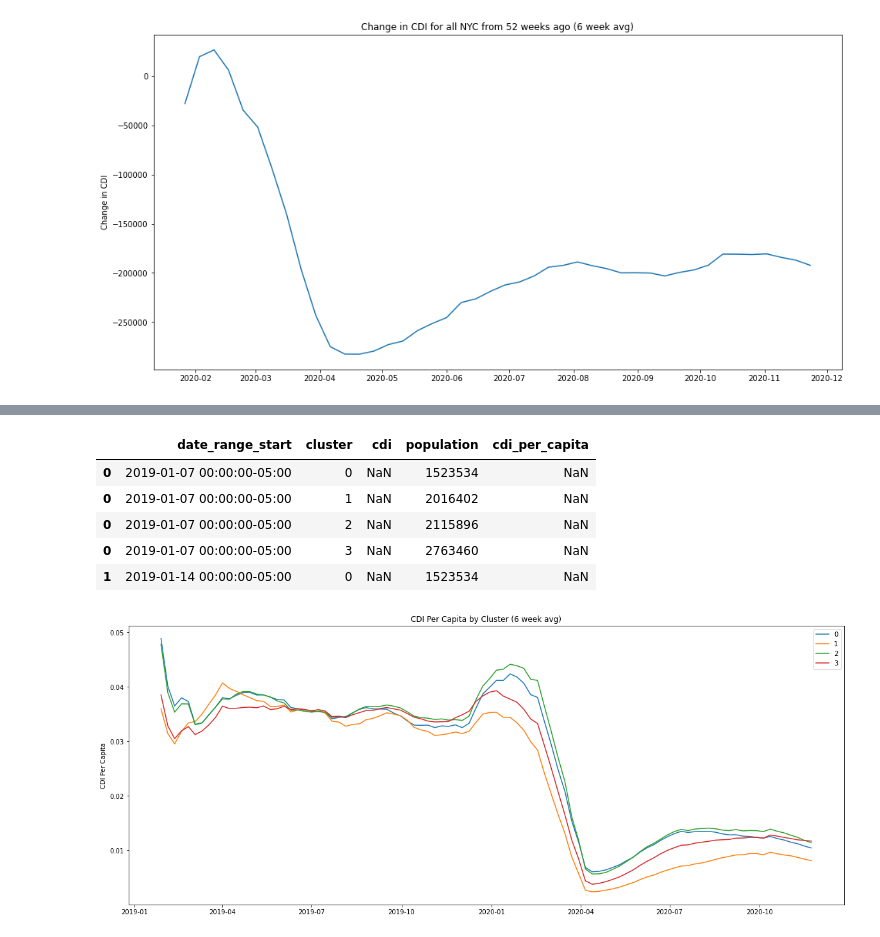
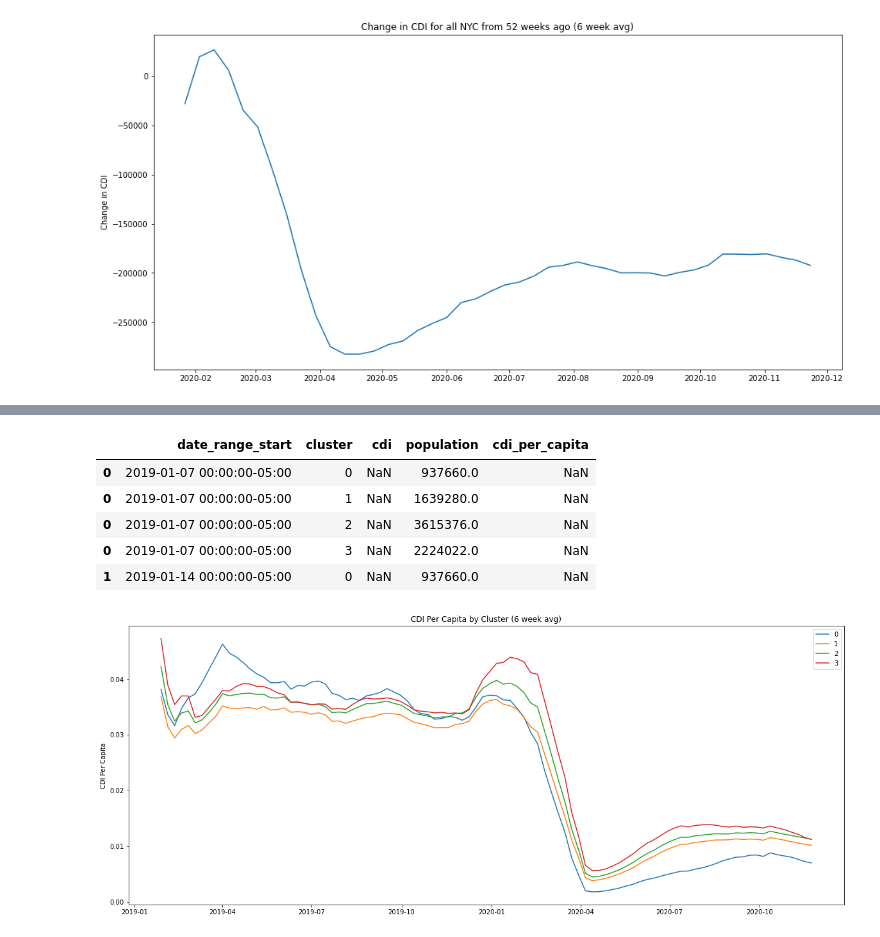
Before and after one commit to cpcarey/nyu-cusp-food-access, a Jupyter notebook: notebooks/plot_cdi.ipynb, the cells around one changed output, grey strips where cells are left out. Cells and saved outputs as stored; diff of their text form; code cells hidden in the pictures.

```diff
--- a/notebooks/plot_cdi.ipynb
+++ b/notebooks/plot_cdi.ipynb
@@ -36,5 +36,6 @@ def smoothen_within(df, columns=[], by=None, N=6):
 home_df = pd.read_csv(f'./exports/home_weekly.csv')
 repair_dates(home_df)
 home_df = home_df[home_df['date_range_start'].dt.year.isin([2019, 2020])]
+home_df = home_df.rename(columns={'home_cbg': 'cbg'})
 home_df.head()
 # %% [output]
@@ -137,12 +138,13 @@ plt.show()
 # %% [output]
 [figure]
 # %%
-cbg_df = pd.read_csv('./data/cbg_attr_and_cluster_1021.csv')
-cbg_df = cbg_df.rename(columns={
-    'census_block_group': 'home_cbg',
-    'Cluster': 'cluster',
-    'Total Population': 'population',
-})
-cbg_df = cbg_df[['home_cbg', 'cluster', 'population']]
+#cbg_df = pd.read_csv('./data/cbg_attr_and_cluster_1021.csv')
+cbg_df = pd.read_csv('./exports/proximity_clusters.csv')
+#cbg_df = cbg_df.rename(columns={
+#    'census_block_group': 'cbg',
+#    'Cluster': 'cluster',
+#    'Total Population': 'population',
+#})
+cbg_df = cbg_df[['cbg', 'cluster', 'population']]
 cbg_df.head()
 # %% [output]
@@ -166,4 +168,4 @@ cluster_df
 # %%
-merge_df = home_df.merge(cbg_df, how='inner', on=['home_cbg'])
+merge_df = home_df.merge(cbg_df, how='inner', on=['cbg'])
 merge_df.head()
 # %% [output]
@@ -176,23 +178,23 @@ merge_df.head()
 # %%
 cdi_cluster_df = merge_df.groupby(by=['date_range_start', 'cluster']).agg({
     'cdi': 'sum'
 }).reset_index()
 cdi_cluster_df = cdi_cluster_df.merge(cluster_df, how='outer', on=['cluster'])
 cdi_cluster_df = cdi_cluster_df.sort_values(by=['date_range_start', 'cluster'])
 cdi_cluster_df[
     'cdi_per_capita'] = cdi_cluster_df['cdi'] / cdi_cluster_df['population']
 cdi_cluster_df = smoothen_within(cdi_cluster_df,
                                  columns=['cdi', 'cdi_per_capita'],
                                  by='cluster')
-cdi_cluster_df.to_csv('./exports/cdi/total_by_cluster.csv', index=None)
+#cdi_cluster_df.to_csv('./exports/cdi/total_by_cluster.csv', index=None)
 cdi_cluster_df.head()
 # %% [output]
 |  | date_range_start | cluster | cdi | population | cdi_per_capita |
-| 0 | 2019-01-07 00:00:00-05:00 | 0 | NaN | 1523534 | NaN |
-| 0 | 2019-01-07 00:00:00-05:00 | 1 | NaN | 2016402 | NaN |
-| 0 | 2019-01-07 00:00:00-05:00 | 2 | NaN | 2115896 | NaN |
-| 0 | 2019-01-07 00:00:00-05:00 | 3 | NaN | 2763460 | NaN |
-| 1 | 2019-01-14 00:00:00-05:00 | 0 | NaN | 1523534 | NaN |
+| 0 | 2019-01-07 00:00:00-05:00 | 0 | NaN | 937660.0 | NaN |
+| 0 | 2019-01-07 00:00:00-05:00 | 1 | NaN | 1639280.0 | NaN |
+| 0 | 2019-01-07 00:00:00-05:00 | 2 | NaN | 3615376.0 | NaN |
+| 0 | 2019-01-07 00:00:00-05:00 | 3 | NaN | 2224022.0 | NaN |
+| 1 | 2019-01-14 00:00:00-05:00 | 0 | NaN | 937660.0 | NaN |
 # %%
 fig, ax = plt.subplots(figsize=(20, 8))
 for key, group in cdi_cluster_df.groupby(by=['cluster']):
@@ -202,7 +204,7 @@ ax.set_ylabel('CDI Per Capita')
 ax.legend()
 plt.show()
 # %% [output]
-[figure, old version]
+[figure, new version]
 # %%
 cdi_cluster_diff_df = create_diff_df(cdi_cluster_df,
                                      diff_columns=['cdi', 'cdi_per_capita'],
```
Also changed, not shown: parts of 10 cells of this notebook, 12 other files.
